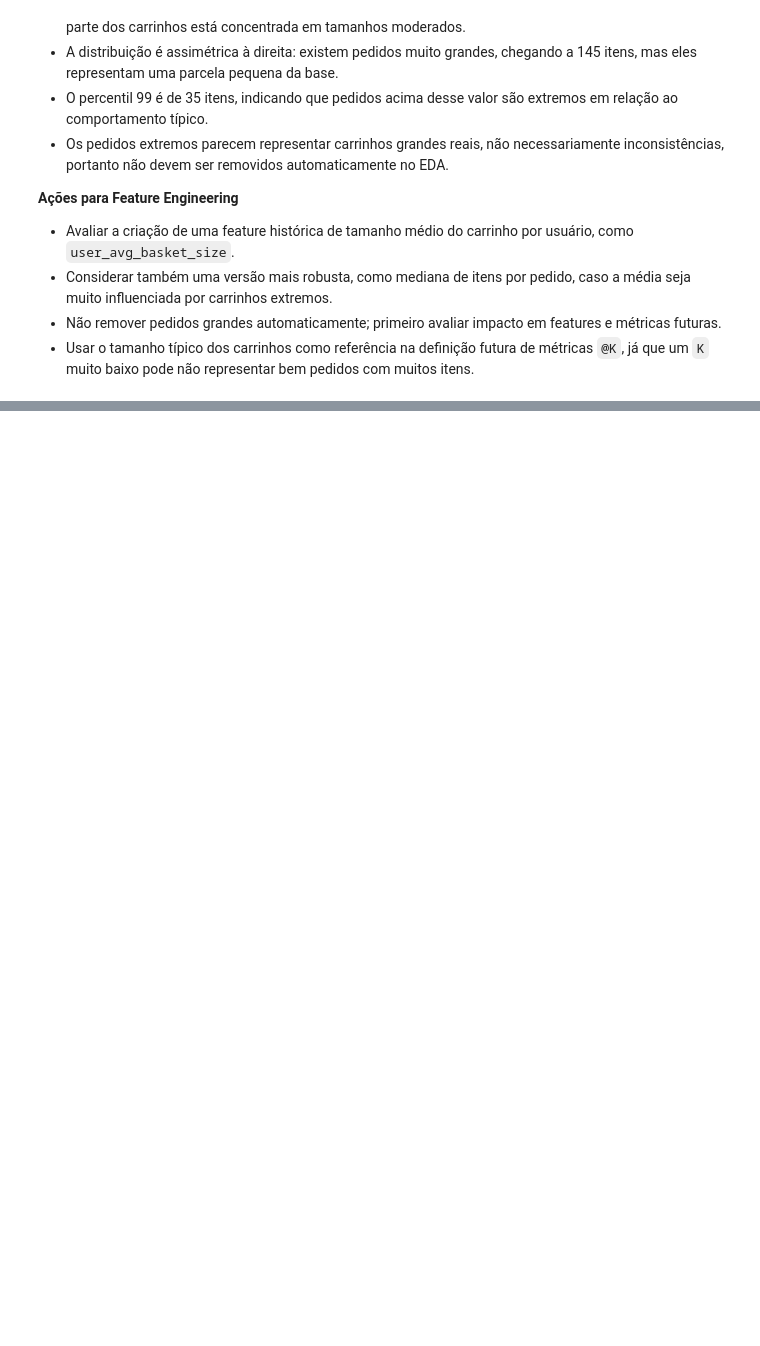
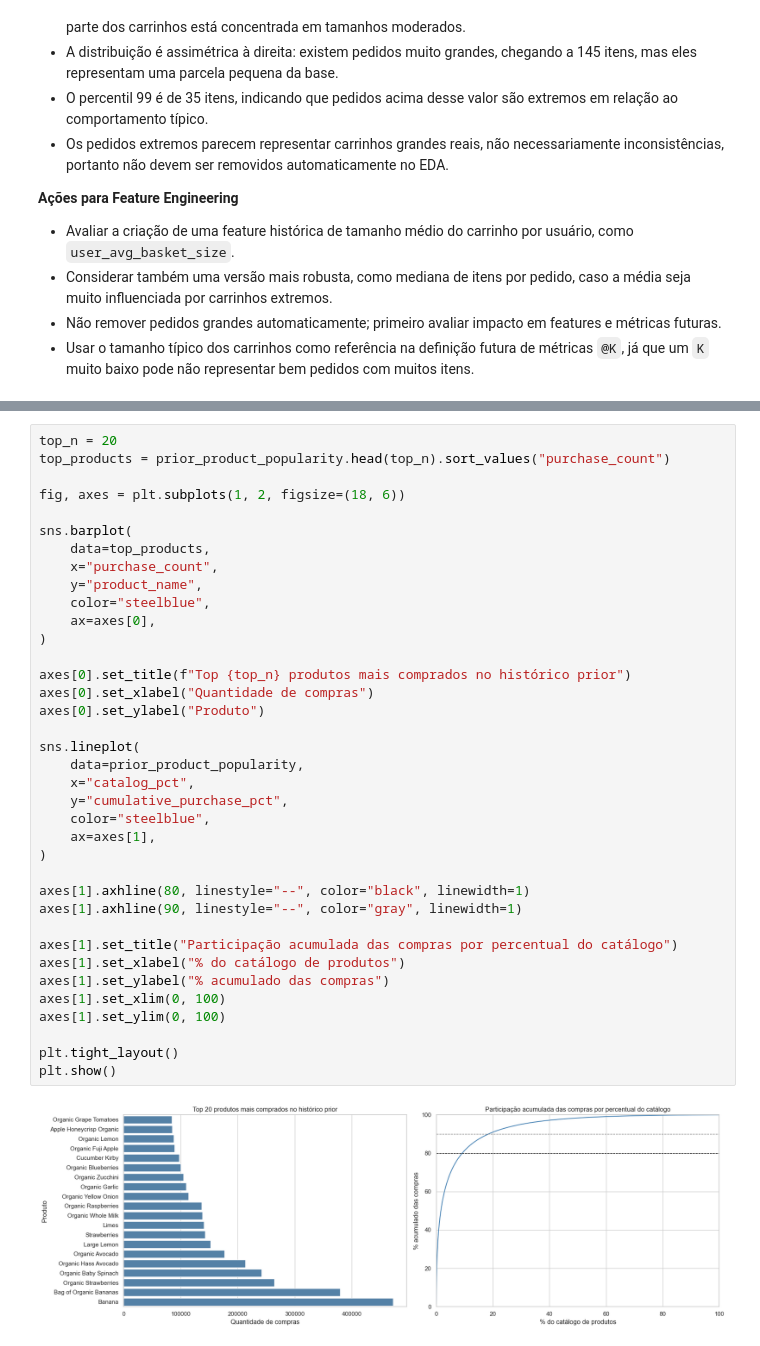
Before and after one commit to helioneto3108/mlp-market-recommender-system, a Jupyter notebook: notebooks/02-eda.ipynb, the cells around one changed output, grey strips where cells are left out. Cells and saved outputs as stored; diff of their text form; blank space fills up the shorter version.

```diff
--- a/notebooks/02-eda.ipynb
+++ b/notebooks/02-eda.ipynb
@@ -542,0 +657,39 @@ plt.show()
+# %%
+top_n = 20
+top_products = prior_product_popularity.head(top_n).sort_values("purchase_count")
+
+fig, axes = plt.subplots(1, 2, figsize=(18, 6))
+
+sns.barplot(
+    data=top_products,
+    x="purchase_count",
+    y="product_name",
+    color="steelblue",
+    ax=axes[0],
+)
+
+axes[0].set_title(f"Top {top_n} produtos mais comprados no histórico prior")
+axes[0].set_xlabel("Quantidade de compras")
+axes[0].set_ylabel("Produto")
+
+sns.lineplot(
+    data=prior_product_popularity,
+    x="catalog_pct",
+    y="cumulative_purchase_pct",
+    color="steelblue",
+    ax=axes[1],
+)
+
+axes[1].axhline(80, linestyle="--", color="black", linewidth=1)
+axes[1].axhline(90, linestyle="--", color="gray", linewidth=1)
+
+axes[1].set_title("Participação acumulada das compras por percentual do catálogo")
+axes[1].set_xlabel("% do catálogo de produtos")
+axes[1].set_ylabel("% acumulado das compras")
+axes[1].set_xlim(0, 100)
+axes[1].set_ylim(0, 100)
+
+plt.tight_layout()
+plt.show()
+# %% [output]
+[figure, added]
```
Also changed, not shown: parts of 43 cells of this notebook.
